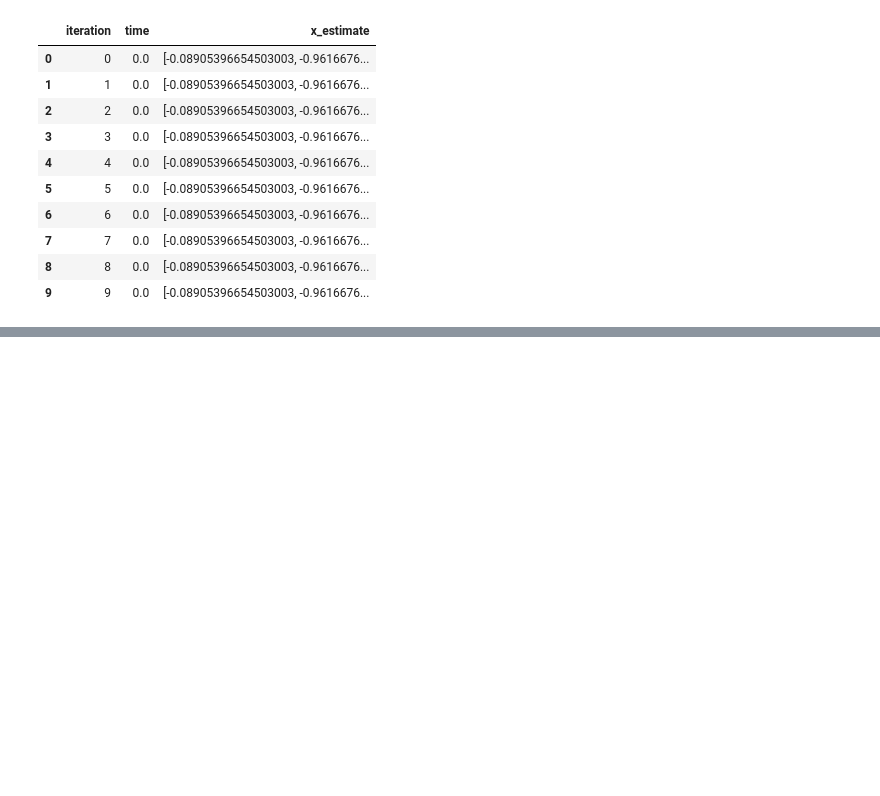
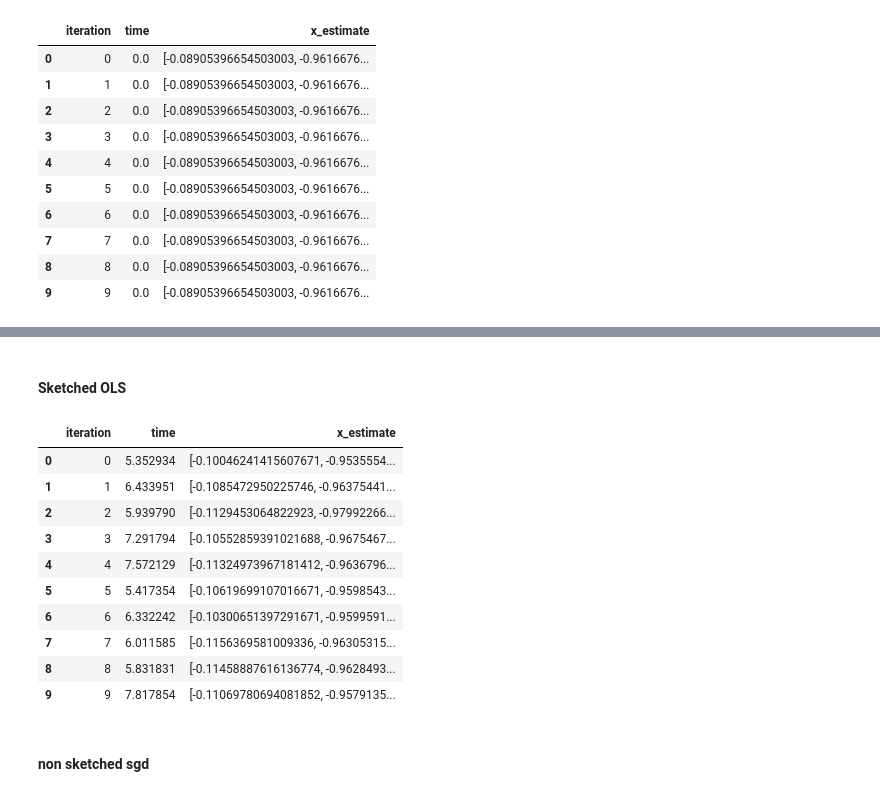
Before and after one commit to LakBoonJun1/DSA4288, a Jupyter notebook: Notebook/OLS.ipynb, the cells around one changed output, grey strips where cells are left out. Saved outputs shown, nothing was run; the diff lists cells and outputs as text; code cells hidden in the pictures; blank space fills up the shorter version.

```diff
--- a/Notebook/OLS.ipynb
+++ b/Notebook/OLS.ipynb
@@ -1340,0 +1434,32 @@ time_OLS_df2
+# %% [markdown]
+#### Sketched OLS
+# %%
+iterations = 10
+results = []
+
+for i in range(iterations):
+    start_time = time.time()
+    x_ols, _ = fast_least_squares_sgd_with_intercept_nosvd2(X, y, non_zero_entries, m)
+    end_time = time.time()
+    iteration_time = end_time - start_time
+
+    results.append({'iteration': i, 'time': iteration_time, 'x_estimate' : x_ols})
+
+# Create a new DataFrame with the results
+time_OLS_sketch_modified_df = pd.DataFrame(results)
+# %%
+time_OLS_sketch_modified_df
+# %% [output]
+|  | iteration | time | x_estimate |
+| 0 | 0 | 5.352934 | [-0.10046241415607671, -0.9535554... |
+| 1 | 1 | 6.433951 | [-0.1085472950225746, -0.96375441... |
+| 2 | 2 | 5.939790 | [-0.1129453064822923, -0.97992266... |
+| 3 | 3 | 7.291794 | [-0.10552859391021688, -0.9675467... |
+| 4 | 4 | 7.572129 | [-0.11324973967181412, -0.9636796... |
+| 5 | 5 | 5.417354 | [-0.10619699107016671, -0.9598543... |
+| 6 | 6 | 6.332242 | [-0.10300651397291671, -0.9599591... |
+| 7 | 7 | 6.011585 | [-0.1156369581009336, -0.96305315... |
+| 8 | 8 | 5.831831 | [-0.11458887616136774, -0.9628493... |
+| 9 | 9 | 7.817854 | [-0.11069780694081852, -0.9579135... |
+# %% [markdown]
+#### non sketched sgd
```
Also changed, not shown: parts of 10 cells of this notebook.
